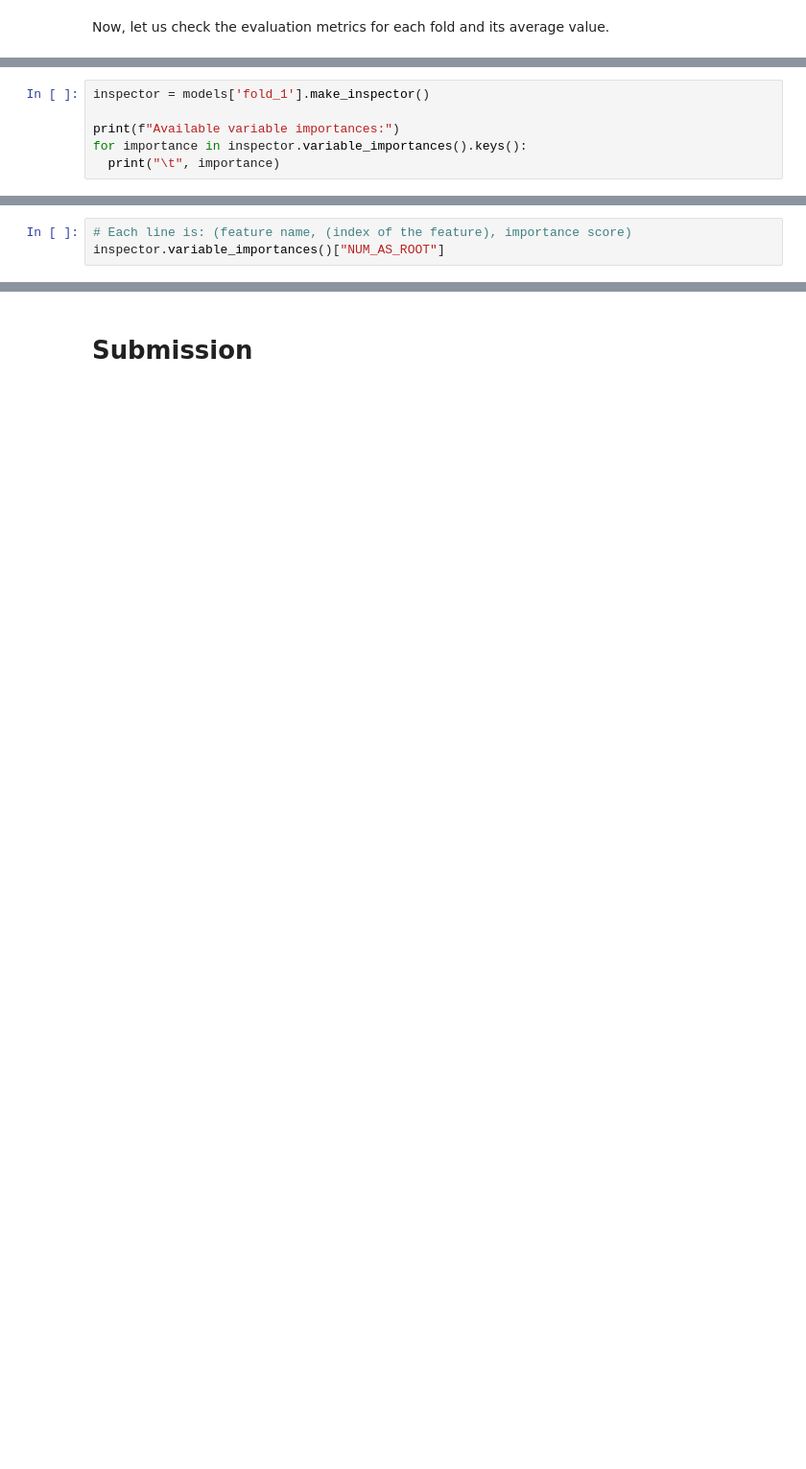
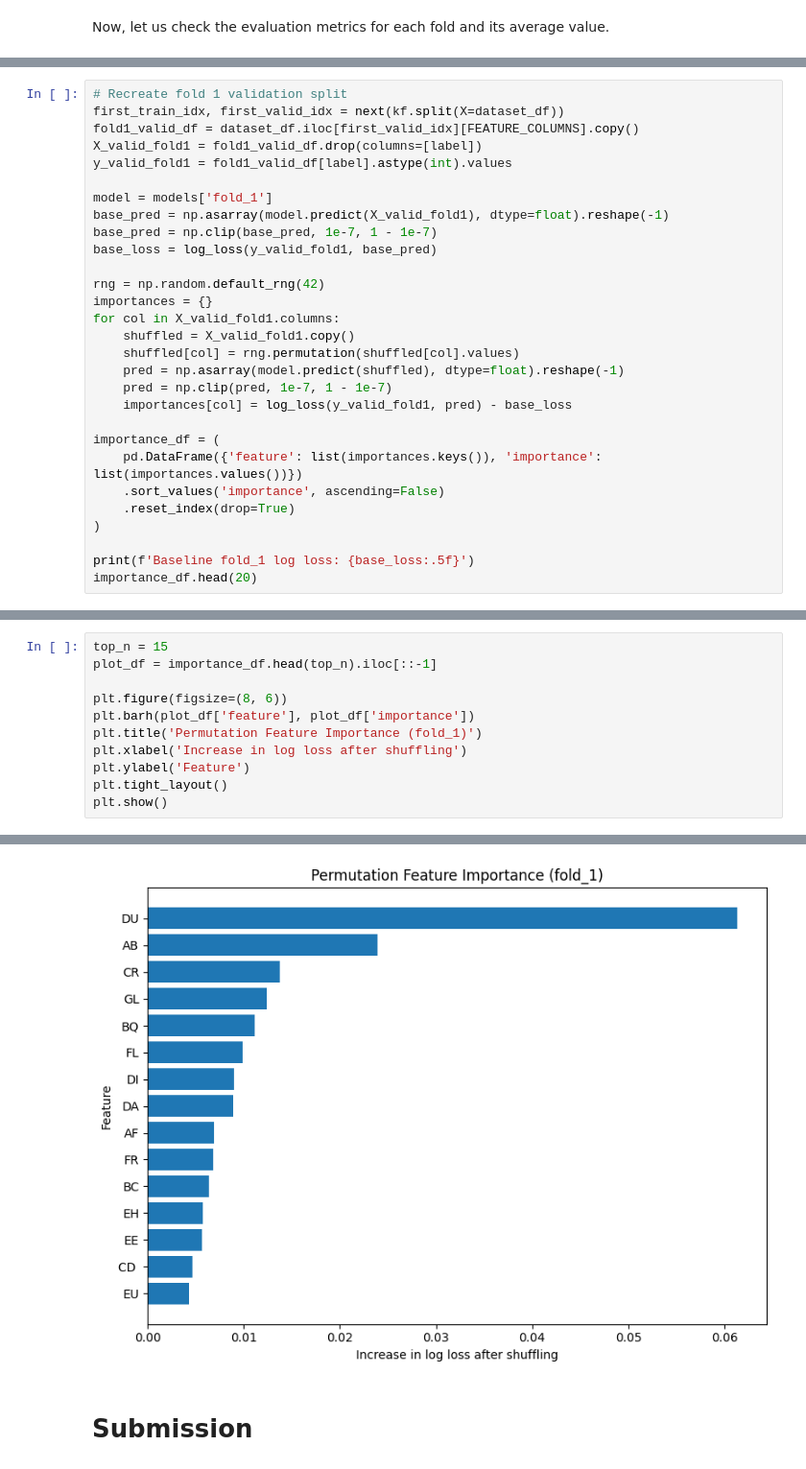
Before and after one commit to trolololoojb/Improving-Cell2Sentence-with-Single-Cell-Foundation-Model-Embeddings, a Jupyter notebook: Gold_Kaggle/identifying-age-related-conditions-w-tfdf.ipynb, the cells around one changed output, grey strips where cells are left out. Shown at 96% size. Saved outputs shown, nothing was run; the diff lists cells and outputs as text; blank space fills up the shorter version.

```diff
--- a/Gold_Kaggle/identifying-age-related-conditions-w-tfdf.ipynb
+++ b/Gold_Kaggle/identifying-age-related-conditions-w-tfdf.ipynb
@@ -496,7 +400,30 @@ Let us list the available `Variable Importances` for Decision Trees:
 # %%
-inspector = models['fold_1'].make_inspector()
+# Recreate fold 1 validation split
+first_train_idx, first_valid_idx = next(kf.split(X=dataset_df))
+fold1_valid_df = dataset_df.iloc[first_valid_idx][FEATURE_COLUMNS].copy()
+X_valid_fold1 = fold1_valid_df.drop(columns=[label])
+y_valid_fold1 = fold1_valid_df[label].astype(int).values
 
-print(f"Available variable importances:")
-for importance in inspector.variable_importances().keys():
-  print("\t", importance)
+model = models['fold_1']
+base_pred = np.asarray(model.predict(X_valid_fold1), dtype=float).reshape(-1)
+base_pred = np.clip(base_pred, 1e-7, 1 - 1e-7)
+base_loss = log_loss(y_valid_fold1, base_pred)
+
+rng = np.random.default_rng(42)
+importances = {}
+for col in X_valid_fold1.columns:
+    shuffled = X_valid_fold1.copy()
+    shuffled[col] = rng.permutation(shuffled[col].values)
+    pred = np.asarray(model.predict(shuffled), dtype=float).reshape(-1)
+    pred = np.clip(pred, 1e-7, 1 - 1e-7)
+    importances[col] = log_loss(y_valid_fold1, pred) - base_loss
+
+importance_df = (
+    pd.DataFrame({'feature': list(importances.keys()), 'importance': list(importances.values())})
+    .sort_values('importance', ascending=False)
+    .reset_index(drop=True)
+)
+
+print(f'Baseline fold_1 log loss: {base_loss:.5f}')
+importance_df.head(20)
 # %% [output]
@@ -514,4 +451,12 @@ By default, the list is sorted from the most important to the least. From the ou
 # %%
-# Each line is: (feature name, (index of the feature), importance score)
-inspector.variable_importances()["NUM_AS_ROOT"]
+top_n = 15
+plot_df = importance_df.head(top_n).iloc[::-1]
+
+plt.figure(figsize=(8, 6))
+plt.barh(plot_df['feature'], plot_df['importance'])
+plt.title('Permutation Feature Importance (fold_1)')
+plt.xlabel('Increase in log loss after shuffling')
+plt.ylabel('Feature')
+plt.tight_layout()
+plt.show()
 # %% [output]
@@ -535,3 +463,4 @@ inspector.variable_importances()["NUM_AS_ROOT"]
+[figure, added]
 # %% [markdown]
 # Submission
 # %%
```
Also changed, not shown: parts of 26 cells of this notebook, 2 other files.
